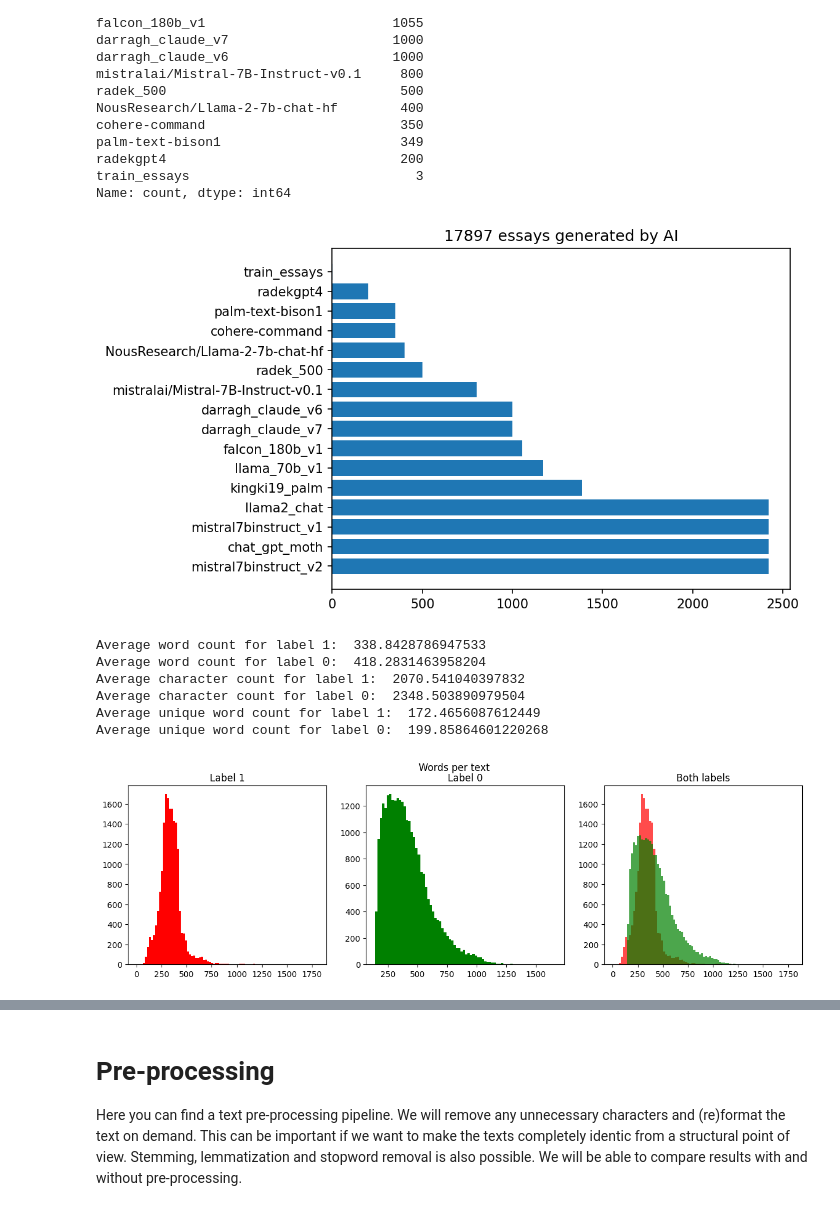
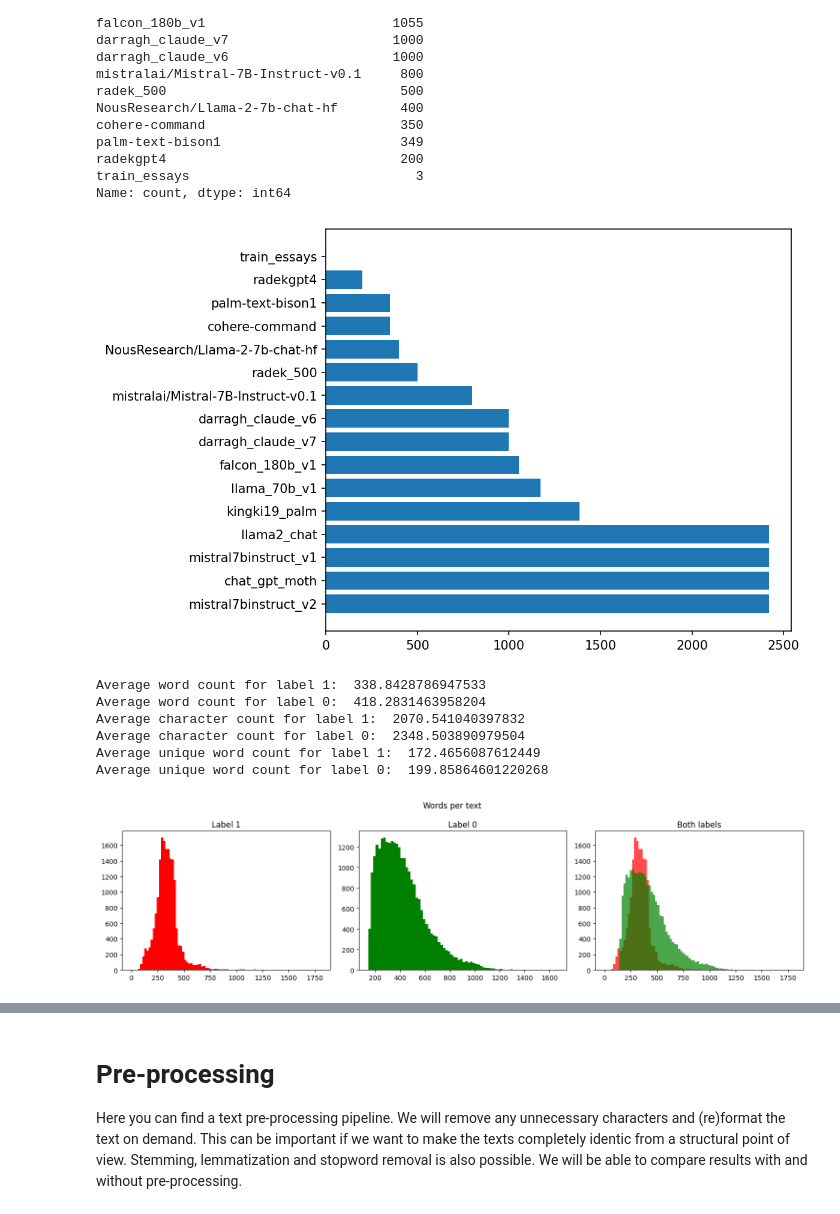
Before and after one commit to emmermarcell/Detect-AI-Generated-Text, a Jupyter notebook: scripts/preprocess_database_for_classifiers_ML.ipynb, the cells around one changed output, grey strips where cells are left out. Saved outputs shown, nothing was run; the diff lists cells and outputs as text; code cells hidden in the pictures.

```diff
--- a/scripts/preprocess_database_for_classifiers_ML.ipynb
+++ b/scripts/preprocess_database_for_classifiers_ML.ipynb
@@ -161,13 +162,15 @@ Name: count, dtype: int64
 # %%
 x = df_train[df_train.label==1].source.value_counts()
 
-fig = plt.figure(dpi = 150)
+fig = plt.figure(figsize = (8, 5), dpi = 150)
 plt.barh(x.index, x.values)
-plt.title("{} essays generated by AI".format(x.values.sum()))
+# plt.title("{} essays generated by AI".format(x.values.sum()))
 # plt.xticks(rotation=90)
+plt.tight_layout()
+plt.savefig("ai_essays.png", dpi = 150)
 plt.show()
 # %% [output]
-[figure, old version]
+[figure, new version]
 # %%
 #1. WORD-COUNT
 df_train['word_count'] = df_train['text'].apply(lambda x: len(str(x).split()))
@@ -210,9 +213,11 @@ ax3.hist(train_words,color='green', alpha = .7,
 ax3.set_title('Both labels')
 
 fig.suptitle('Words per text')
+plt.tight_layout()
+plt.savefig('words_per_text.png', dpi = 150)
 plt.show()
 # %% [output]
-[figure, old version]
+[figure, new version]
 # %%
 x = df_train[df_train.label==1].source.value_counts()
 cmap = plt.get_cmap('tab20')
```
Also changed, not shown: parts of 5 cells of this notebook.
